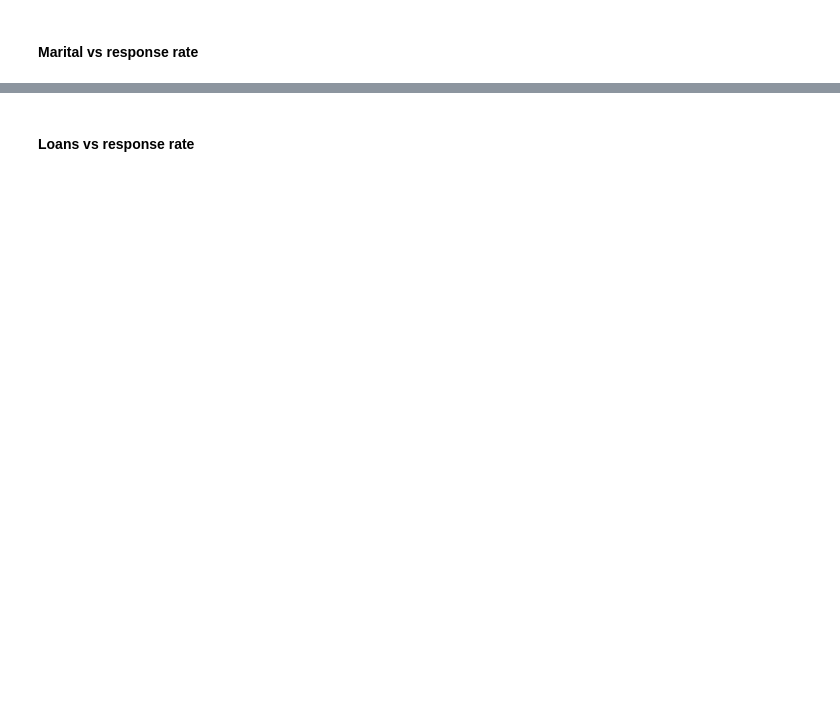
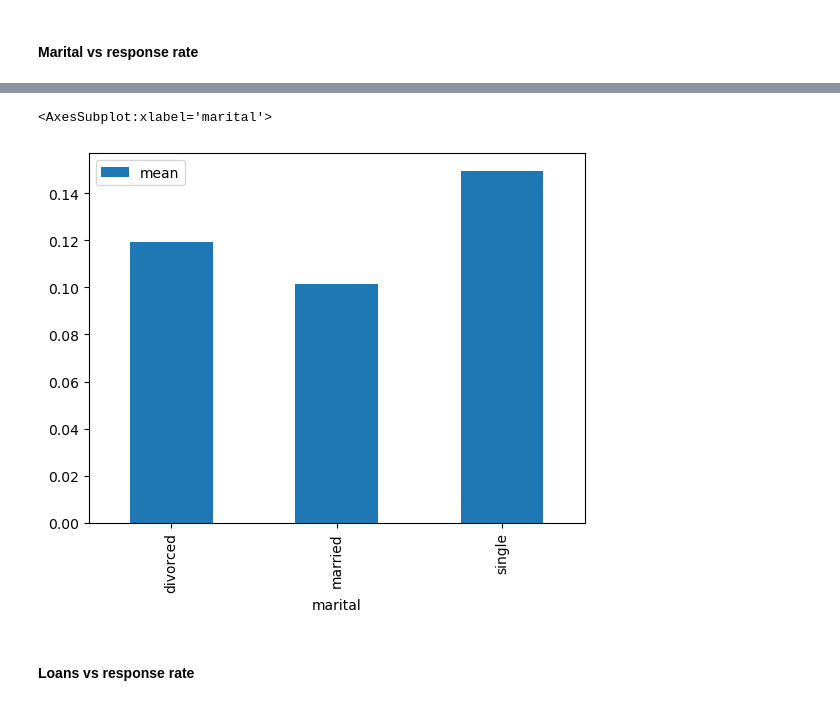
Before and after one commit to Ashik-Mohammed-S/EDA, a Jupyter notebook: Bank+Marketing+Campaign_EDA-blank+notebook.ipynb, the cells around one changed output, grey strips where cells are left out. Saved outputs shown, nothing was run; the diff lists cells and outputs as text; code cells hidden in the pictures; blank space fills up the shorter version.

```diff
--- a/Bank+Marketing+Campaign_EDA-blank+notebook.ipynb
+++ b/Bank+Marketing+Campaign_EDA-blank+notebook.ipynb
@@ -739,3 +739,4 @@ inp1.groupby(["job"])["salary"].aggregate(["mean","median"])
 ### Segment- 5, Categorical categorical variable
 # %%
 #create response_flag of numerical data type where response "yes"= 1, "no"= 0
+inp1["response_flag"]=inp1.response.apply(lambda x: 1 if x=="yes" else 0)
@@ -750,5 +782,9 @@ inp1.groupby(["job"])["salary"].aggregate(["mean","median"])
 # %%
 #plot the bar graph of marital status with average value of response_flag
+inp1.groupby(["marital"])["response_flag"].aggregate(["mean"]).plot.bar()
+# %% [output]
+<AxesSubplot:xlabel='marital'>
+[figure, added]
 # %% [markdown]
 #### Loans vs response rate
 # %%
```
Also changed, not shown: parts of 10 cells of this notebook.
